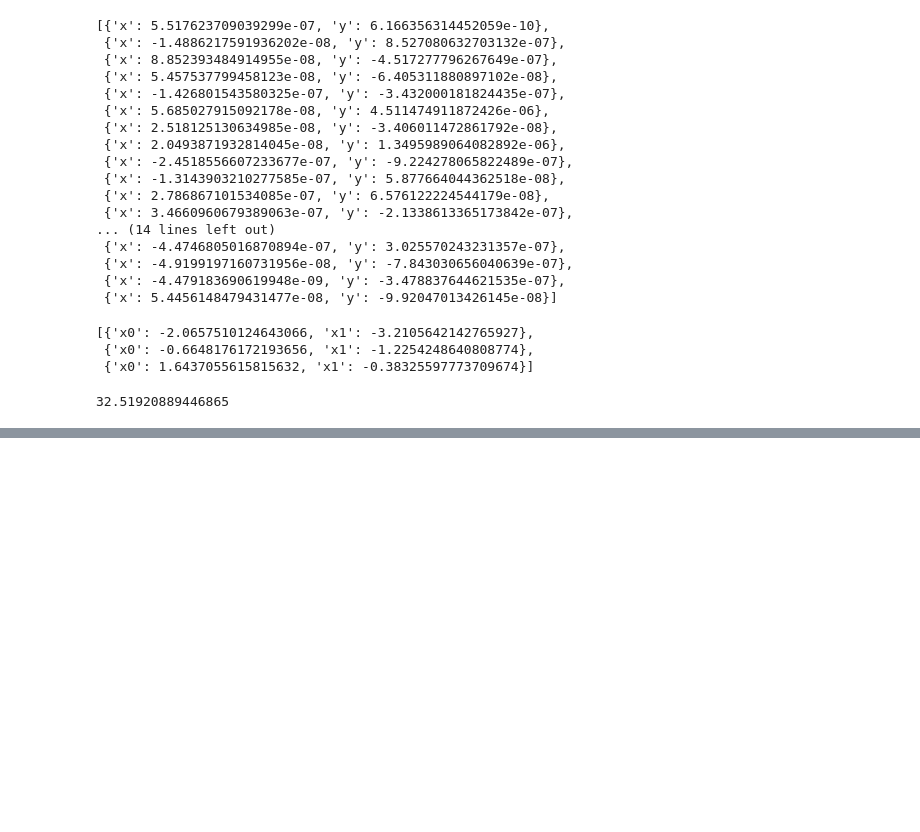
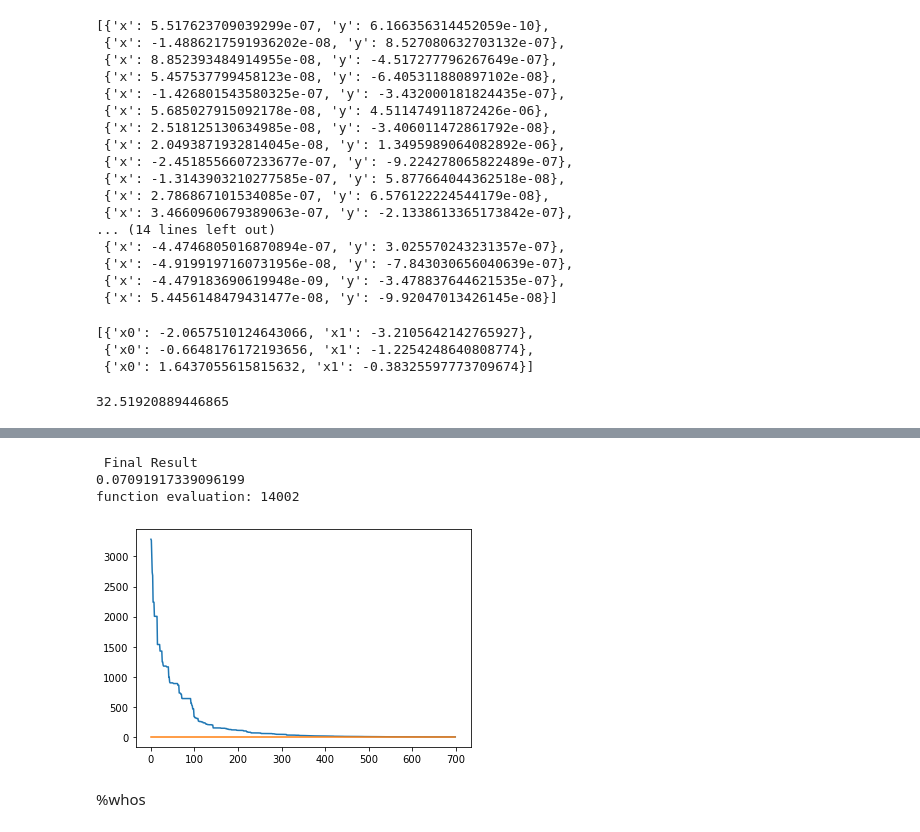
Before and after one commit to djdmlwns/GeneticAlgorithmTest, a Jupyter notebook: Genetic algorithm.ipynb, the cells around one changed output, grey strips where cells are left out. Drawn from its saved outputs; the diff is of its cells as text; code cells hidden in the pictures; blank space fills up the shorter version.

```diff
--- a/Genetic algorithm.ipynb
+++ b/Genetic algorithm.ipynb
@@ -650,0 +705,41 @@ plt.plot(np.ones(len(performance)) * apply_function_general(global_best_individu
+# %%
+kkt= False
+generations = 700
+population = generate_population_general(size = 20, dimension=30, upper=5.12, lower=-5.12)
+functionevaluation = 0
+
+i = 1
+performance = []
+fitness = list(map(apply_function_general, population))
+global_best_individual = population[fitness.index(min(fitness))]
+global_best_value = min(fitness)
+
+while True:
+    current_generation = i
+    best_value = min(fitness)
+    best_individual = population[fitness.index(best_value)]
+    performance.append(best_value)
+
+    if best_value < global_best_value:
+        global_best_individual = best_individual
+        global_best_value = best_value
+
+    if i == generations:
+        break
+    i += 1
+    MDE(population, fitness)
+
+#best_individual = sort_population_by_fitness(population)[0]
+print("\n Final Result")
+#print(global_best_individual)
+print(apply_function_general(global_best_individual))
+plt.plot(performance)
+plt.plot(np.ones(len(performance)) * apply_function_general(global_best_individual))
+print("function evaluation: {}".format(functionevaluation))
+# %% [output]
+ Final Result
+0.07091917339096199
+function evaluation: 14002
+[figure, added]
+# %% [markdown]
+%whos
```
Also changed, not shown: parts of 6 cells of this notebook, 1 other file.
